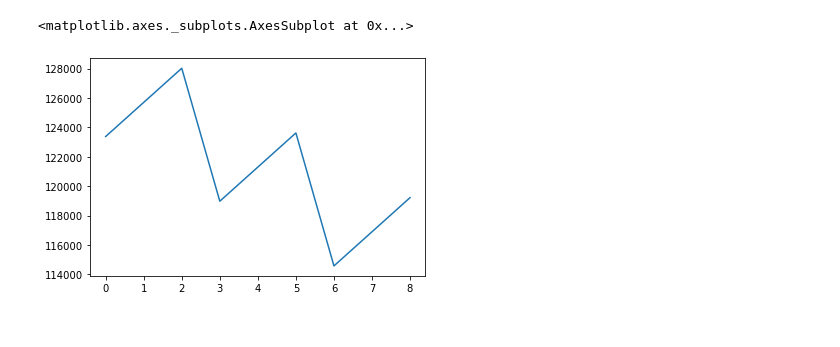
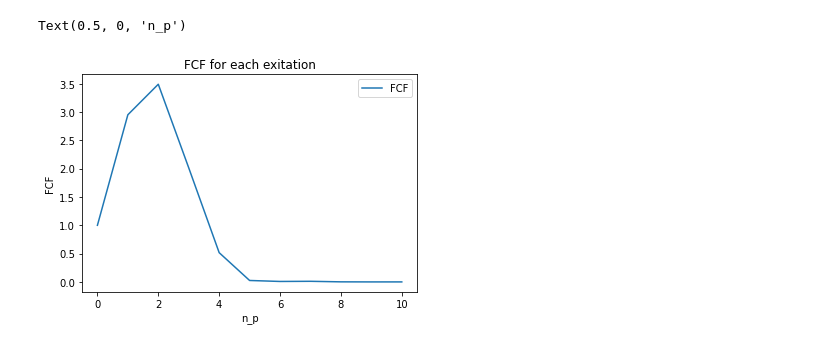
Before and after one commit to shukob/CohortProject_2020, a Jupyter notebook: Project_3_Franck_Condon_Factors/Task1.ipynb, the cells around one changed output. Cells and saved outputs as stored; diff of their text form; code cells hidden in the pictures.

```diff
--- a/Project_3_Franck_Condon_Factors/Task1.ipynb
+++ b/Project_3_Franck_Condon_Factors/Task1.ipynb
@@ -21,3 +10,8 @@ Calculate all the FCFs and print the results.
 # %%
+from FCF_helper import FCFSpec
 import pandas as pd
+
+fcfspec = FCFSpec(n_0=0, n_p=10)
 spectrum = fcfspec.spectrum_analysis()
+
+spectrum
@@ -24,8 +30,11 @@ spectrum = fcfspec.spectrum_analysis()
 # %%
 df = pd.DataFrame(spectrum, columns=["n_0", 'n_p', 'FCF', 'Ep-E0'])
-df.set_index('FCF')
+df.set_index('n_p')
 
-df['Ep-E0'].plot()
+ax = df.plot(y='FCF')
+ax.set_title('FCF for each exitation')
+ax.set_ylabel('FCF')
+ax.set_xlabel('n_p')
 # %% [output]
-<matplotlib.axes._subplots.AxesSubplot at 0x...>
+Text(0.5, 0, 'n_p')
-[figure, old version]
+[figure, new version]
```
Also changed, not shown: parts of 8 cells of this notebook, 24 other files.
